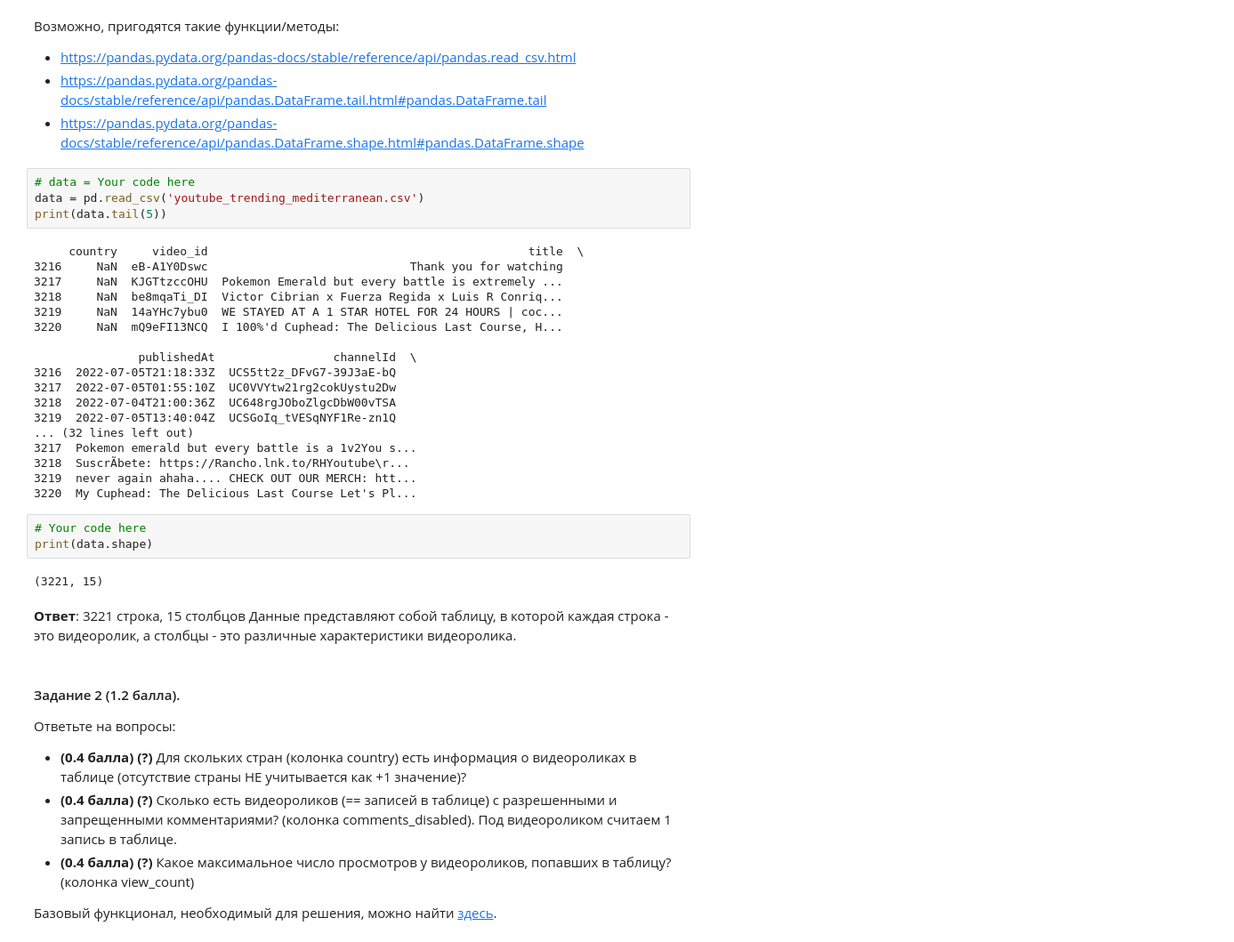
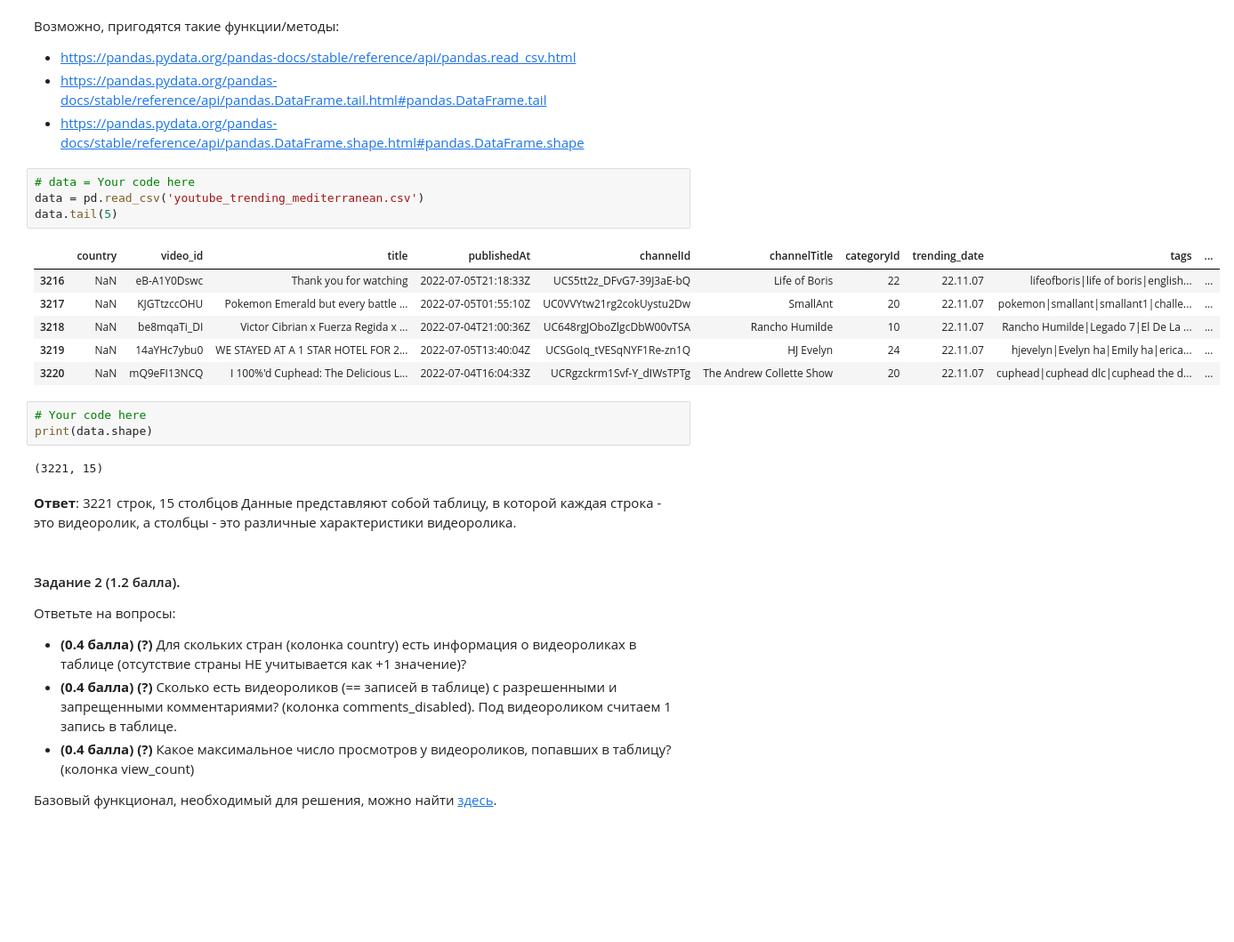
Before and after one commit to PFedya8/ML_1, a Jupyter notebook: task2/Numpy_pandas_matplotlib_[CMC_ML_Course]_[2023_2024].ipynb, the cells around one changed output. Shown at 89% size. Drawn from its saved outputs; the diff is of its cells as text; blank space fills up the shorter version.

```diff
--- a/task2/Numpy_pandas_matplotlib_[CMC_ML_Course]_[2023_2024].ipynb
+++ b/task2/Numpy_pandas_matplotlib_[CMC_ML_Course]_[2023_2024].ipynb
@@ -111,32 +112,21 @@ import pandas as pd
 # %%
 # data = Your code here
 data = pd.read_csv('youtube_trending_mediterranean.csv')
-print(data.tail(5))
+data.tail(5)
 # %% [output]
-     country     video_id                                              title  \
-3216     NaN  eB-A1Y0Dswc                             Thank you for watching
-3217     NaN  KJGTtzccOHU  Pokemon Emerald but every battle is extremely ...
-3218     NaN  be8mqaTi_DI  Victor Cibrian x Fuerza Regida x Luis R Conriq...
-3219     NaN  14aYHc7ybu0  WE STAYED AT A 1 STAR HOTEL FOR 24 HOURS | coc...
-3220     NaN  mQ9eFI13NCQ  I 100%'d Cuphead: The Delicious Last Course, H...
-
-               publishedAt                 channelId  \
-3216  2022-07-05T21:18:33Z  UCS5tt2z_DFvG7-39J3aE-bQ
-3217  2022-07-05T01:55:10Z  UC0VVYtw21rg2cokUystu2Dw
-3218  2022-07-04T21:00:36Z  UC648rgJOboZlgcDbW00vTSA
-3219  2022-07-05T13:40:04Z  UCSGoIq_tVESqNYF1Re-zn1Q
-... (32 lines left out)
-3217  Pokemon emerald but every battle is a 1v2You s...
-3218  SuscrÃ­bete: https://Rancho.lnk.to/RHYoutube\r...
-3219  never again ahaha.... CHECK OUT OUR MERCH: htt...
-3220  My Cuphead: The Delicious Last Course Let's Pl...
+|  | country | video_id | title | publishedAt | channelId | channelTitle | categoryId | trending_date | tags | ... |
+| 3216 | NaN | eB-A1Y0Dswc | Thank you for watching | 2022-07-05T21:18:33Z | UCS5tt2z_DFvG7-39J3aE-bQ | Life of Boris | 22 | 22.11.07 | lifeofboris|life of boris|english... | ... |
+| 3217 | NaN | KJGTtzccOHU | Pokemon Emerald but every battle ... | 2022-07-05T01:55:10Z | UC0VVYtw21rg2cokUystu2Dw | SmallAnt | 20 | 22.11.07 | pokemon|smallant|smallant1|challe... | ... |
+| 3218 | NaN | be8mqaTi_DI | Victor Cibrian x Fuerza Regida x ... | 2022-07-04T21:00:36Z | UC648rgJOboZlgcDbW00vTSA | Rancho Humilde | 10 | 22.11.07 | Rancho Humilde|Legado 7|El De La ... | ... |
+| 3219 | NaN | 14aYHc7ybu0 | WE STAYED AT A 1 STAR HOTEL FOR 2... | 2022-07-05T13:40:04Z | UCSGoIq_tVESqNYF1Re-zn1Q | HJ Evelyn | 24 | 22.11.07 | hjevelyn|Evelyn ha|Emily ha|erica... | ... |
+| 3220 | NaN | mQ9eFI13NCQ | I 100%'d Cuphead: The Delicious L... | 2022-07-04T16:04:33Z | UCRgzckrm1Svf-Y_dIWsTPTg | The Andrew Collette Show | 20 | 22.11.07 | cuphead|cuphead dlc|cuphead the d... | ... |
 # %%
 # Your code here
 print(data.shape)
 # %% [output]
 (3221, 15)
 # %% [markdown]
-**Ответ**: 3221 строка, 15 столбцов
+**Ответ**: 3221 строк, 15 столбцов
 Данные представляют собой таблицу, в которой каждая строка - это видеоролик, а столбцы - это различные характеристики видеоролика.
 # %% [markdown]
 
```
Also changed, not shown: parts of 3 cells of this notebook, 23 other files.
